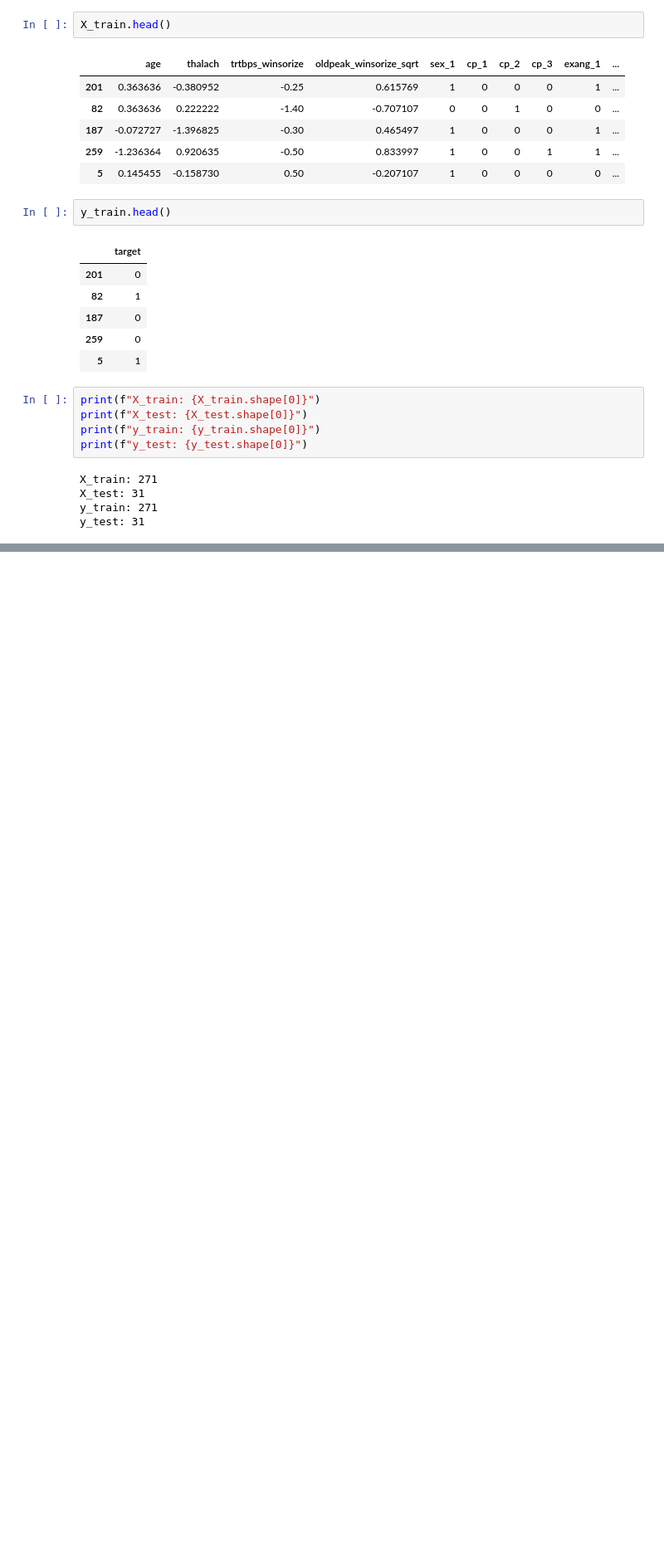
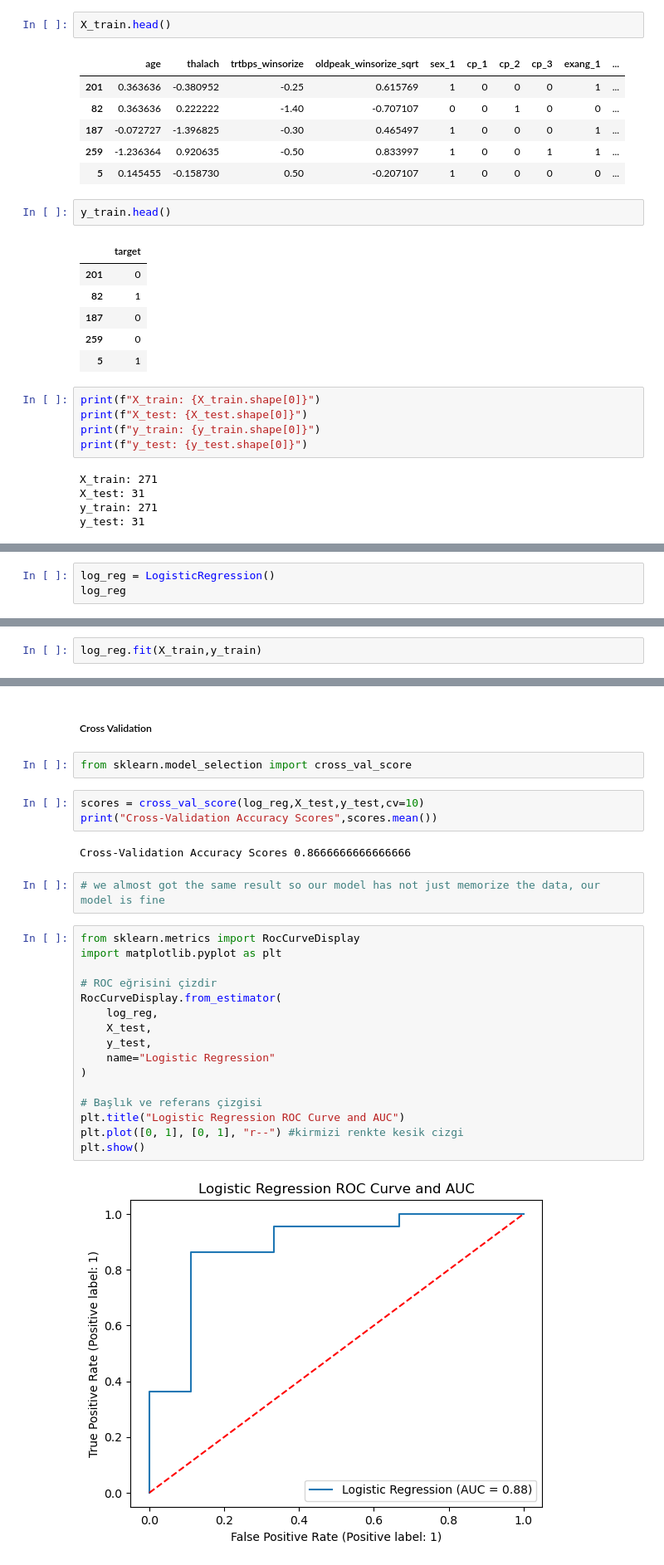
Before and after one commit to gokturkberke/heart-attack-prediction, a Jupyter notebook: Modelling.ipynb, the cells around one changed output, grey strips where cells are left out. Shown at 83% size. Saved outputs shown, nothing was run; the diff lists cells and outputs as text; blank space fills up the shorter version.

```diff
--- a/PreparationForModelling.ipynb
+++ b/Modelling.ipynb
@@ -389,0 +403,3 @@ y_test: 31
+# %%
+log_reg = LogisticRegression()
+log_reg
@@ -389,0 +408,2 @@ y_test: 31
+# %%
+log_reg.fit(X_train,y_train)
@@ -389,0 +424,29 @@ y_test: 31
+# %% [markdown]
+##### Cross Validation
+# %%
+from sklearn.model_selection import cross_val_score
+# %%
+scores = cross_val_score(log_reg,X_test,y_test,cv=10)
+print("Cross-Validation Accuracy Scores",scores.mean())
+# %% [output]
+Cross-Validation Accuracy Scores 0.8666666666666666
+# %%
+# we almost got the same result so our model has not just memorize the data, our model is fine
+# %%
+from sklearn.metrics import RocCurveDisplay
+import matplotlib.pyplot as plt
+
+# ROC eğrisini çizdir
+RocCurveDisplay.from_estimator(
+    log_reg,
+    X_test,
+    y_test,
+    name="Logistic Regression"
+)
+
+# Başlık ve referans çizgisi
+plt.title("Logistic Regression ROC Curve and AUC")
+plt.plot([0, 1], [0, 1], "r--") #kirmizi renkte kesik cizgi
+plt.show()
+# %% [output]
+[figure, added]
```
Also changed, not shown: parts of 30 cells of this notebook.
